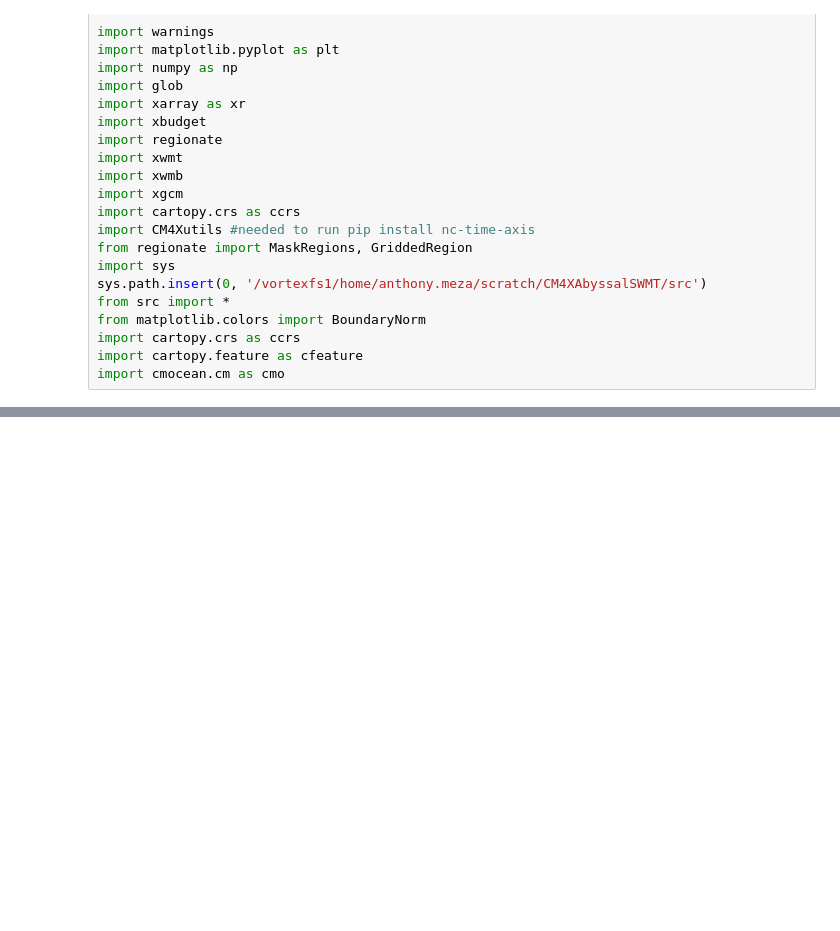
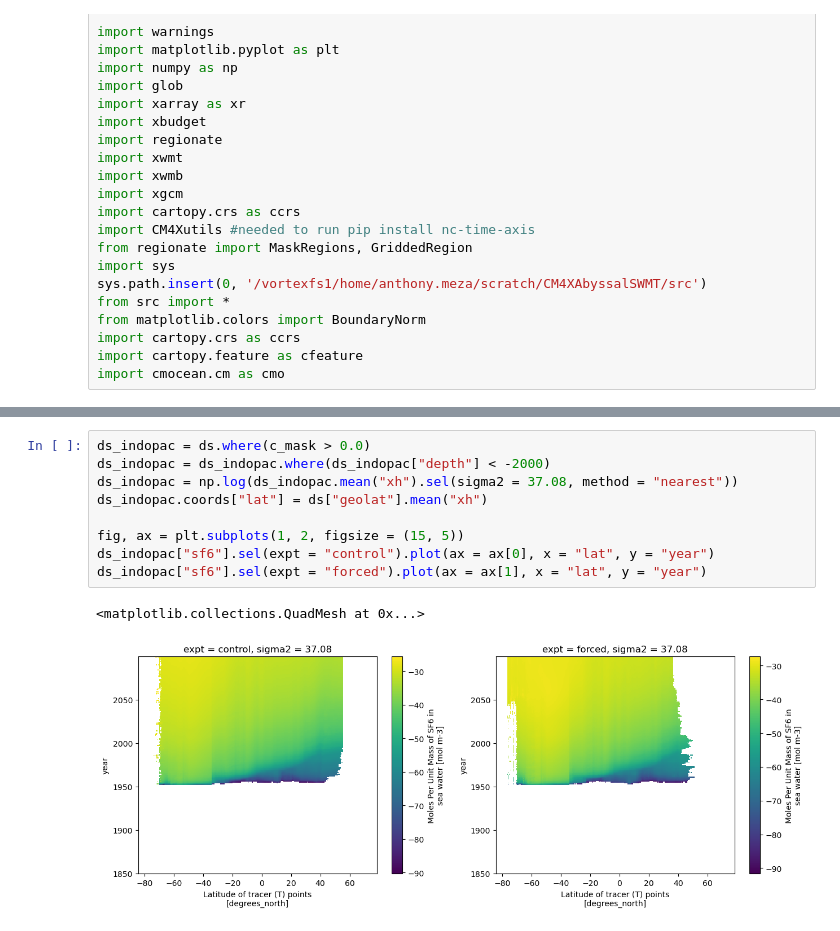
Before and after one commit to anthony-meza/CM4XAbyssalSWMT, a Jupyter notebook: notebooks/2p.plotting_IsopycnalDepth_divergence.ipynb, the cells around one changed output, grey strips where cells are left out. Cells and saved outputs as stored; diff of their text form; blank space fills up the shorter version.

```diff
--- a/notebooks/2p.plotting_IsopycnalDepth_divergence.ipynb
+++ b/notebooks/2p.plotting_IsopycnalDepth_divergence.ipynb
@@ -56 +73,13 @@ ds_abyssal_depth = ds_abyssal_depth.where(ds_abyssal_depth.sel(expt = "control")
+# %%
+ds_indopac = ds.where(c_mask > 0.0)
+ds_indopac = ds_indopac.where(ds_indopac["depth"] < -2000)
+ds_indopac = np.log(ds_indopac.mean("xh").sel(sigma2 = 37.08, method = "nearest"))
+ds_indopac.coords["lat"] = ds["geolat"].mean("xh")
+
+fig, ax = plt.subplots(1, 2, figsize = (15, 5))
+ds_indopac["sf6"].sel(expt = "control").plot(ax = ax[0], x = "lat", y = "year")
+ds_indopac["sf6"].sel(expt = "forced").plot(ax = ax[1], x = "lat", y = "year")
+# %% [output]
+<matplotlib.collections.QuadMesh at 0x...>
+[figure, added]
 # %%
```
Also changed, not shown: parts of 13 cells of this notebook, 14 other files.
